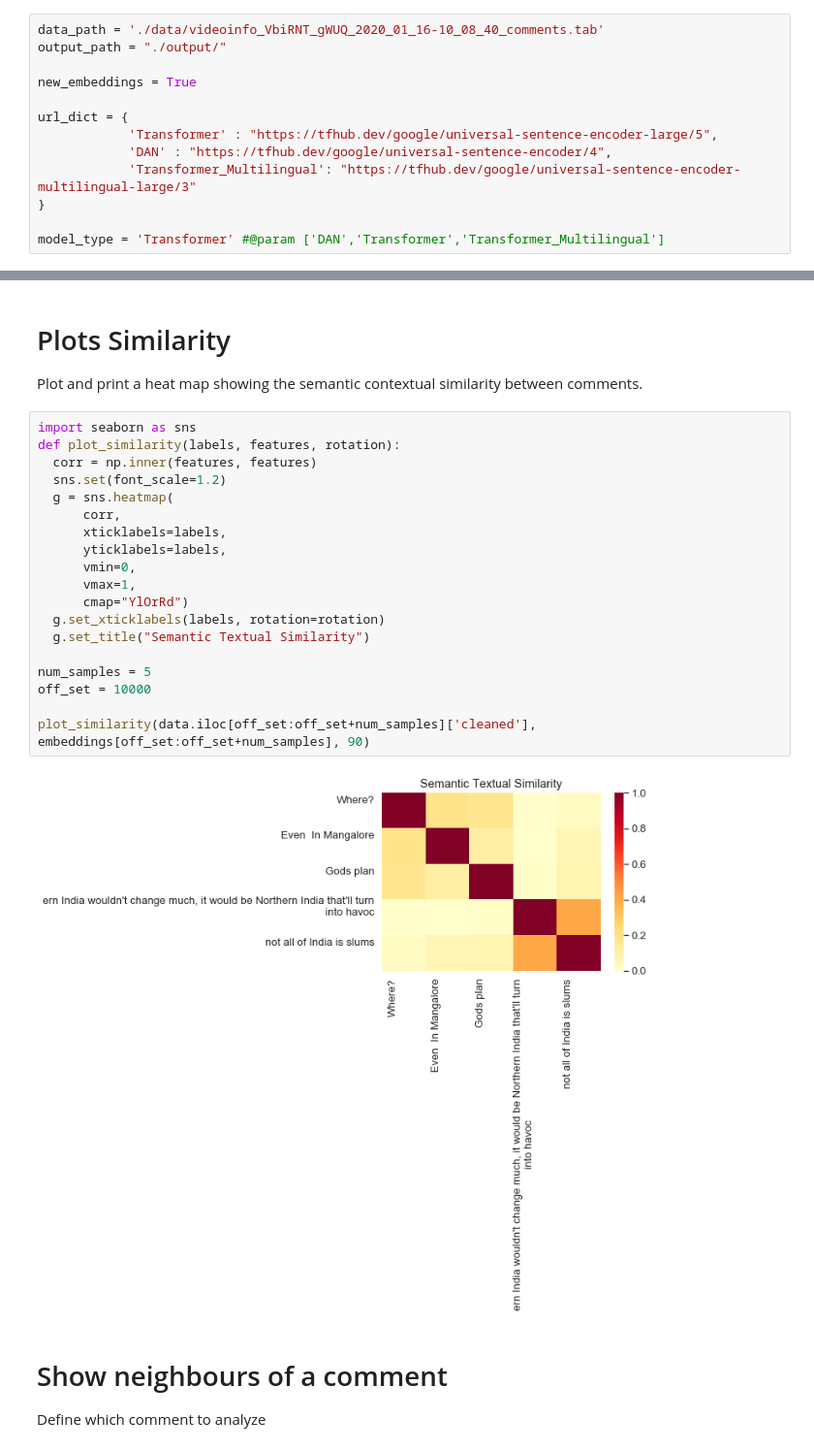
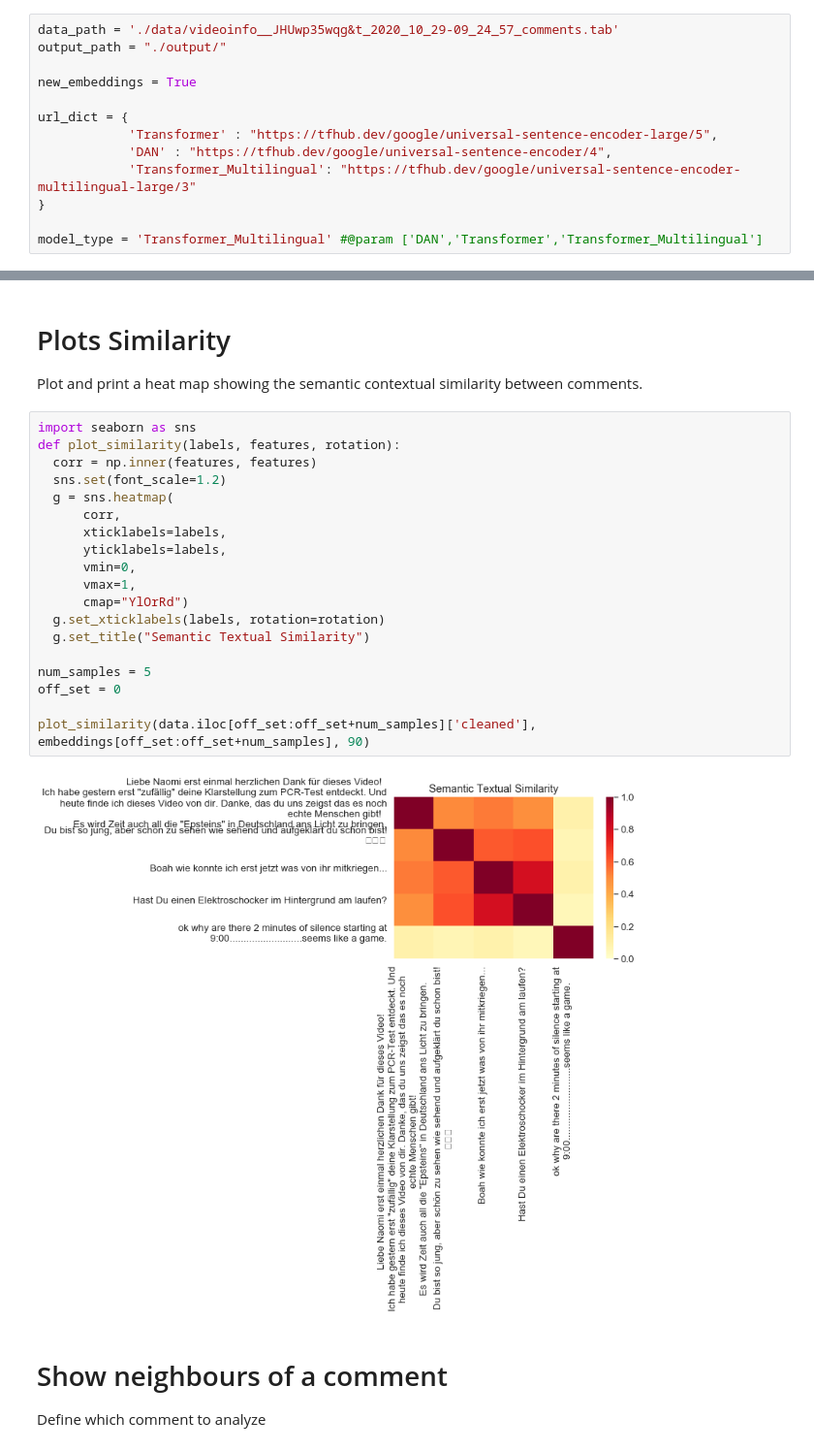
Before and after one commit to FUB-HCC/seminar_critical-social-media-analysis, a Jupyter notebook: Pipeline/src/Assignment-4_Language_model.ipynb, the cells around one changed output, grey strips where cells are left out. Shown at 97% size. Cells and saved outputs as stored; diff of their text form.

```diff
--- a/Pipeline/src/Assignment-4_Language_model.ipynb
+++ b/Pipeline/src/Assignment-4_Language_model.ipynb
@@ -61,7 +79,7 @@ model_type: Define which model you would like to use. Choose one from url_dict
 
 new_embeddings: If this is true, new embeddings will be generated and saved at output_path. Otherwise, embeddings are loaded from Disc.
 # %%
-data_path = './data/videoinfo_VbiRNT_gWUQ_2020_01_16-10_08_40_comments.tab'
+data_path = './data/videoinfo__JHUwp35wqg&t_2020_10_29-09_24_57_comments.tab'
 output_path = "./output/"
 
 new_embeddings = True
@@ -72,7 +90,7 @@ url_dict = {
             'Transformer_Multilingual': "https://tfhub.dev/google/universal-sentence-encoder-multilingual-large/3"
 }
 
-model_type = 'Transformer' #@param ['DAN','Transformer','Transformer_Multilingual']
+model_type = 'Transformer_Multilingual' #@param ['DAN','Transformer','Transformer_Multilingual']
 # %% [markdown]
 ## Create output directory
 Try to create the directory defined by output_path
@@ -201,24 +233,24 @@ Plot and print a heat map showing the semantic contextual similarity between com
 # %%
 import seaborn as sns
 def plot_similarity(labels, features, rotation):
   corr = np.inner(features, features)
   sns.set(font_scale=1.2)
   g = sns.heatmap(
       corr,
       xticklabels=labels,
       yticklabels=labels,
       vmin=0,
       vmax=1,
       cmap="YlOrRd")
   g.set_xticklabels(labels, rotation=rotation)
   g.set_title("Semantic Textual Similarity")
 
 num_samples = 5
-off_set = 10000
+off_set = 0
 
 plot_similarity(data.iloc[off_set:off_set+num_samples]['cleaned'], embeddings[off_set:off_set+num_samples], 90)
 # %% [output]
-[figure, old version]
+[figure, new version]
 # %% [markdown]
 # Show neighbours of a comment
 Define which comment to analyze
```
Also changed, not shown: parts of 10 cells of this notebook, 7 other files.
